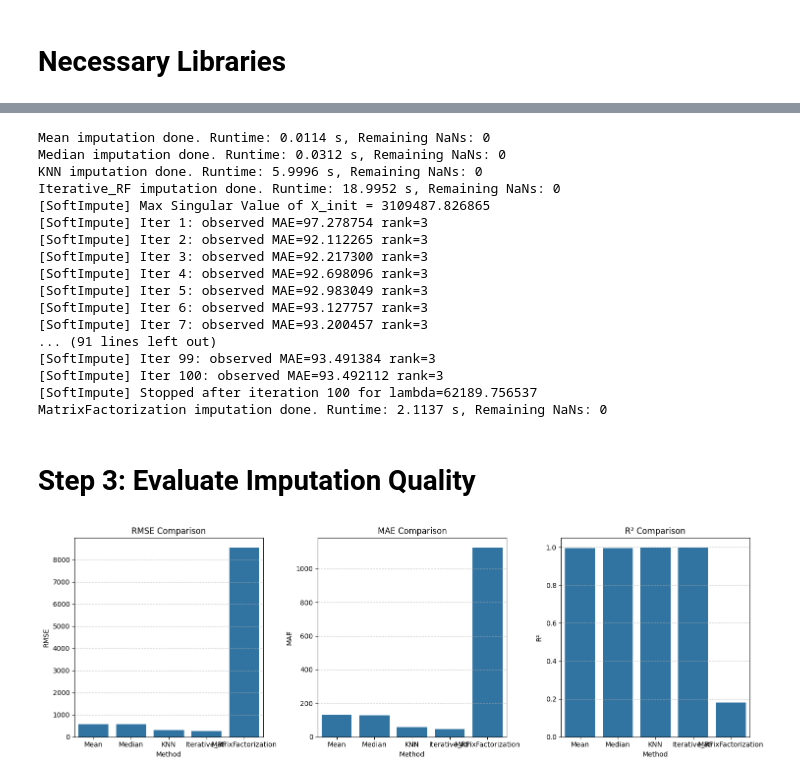
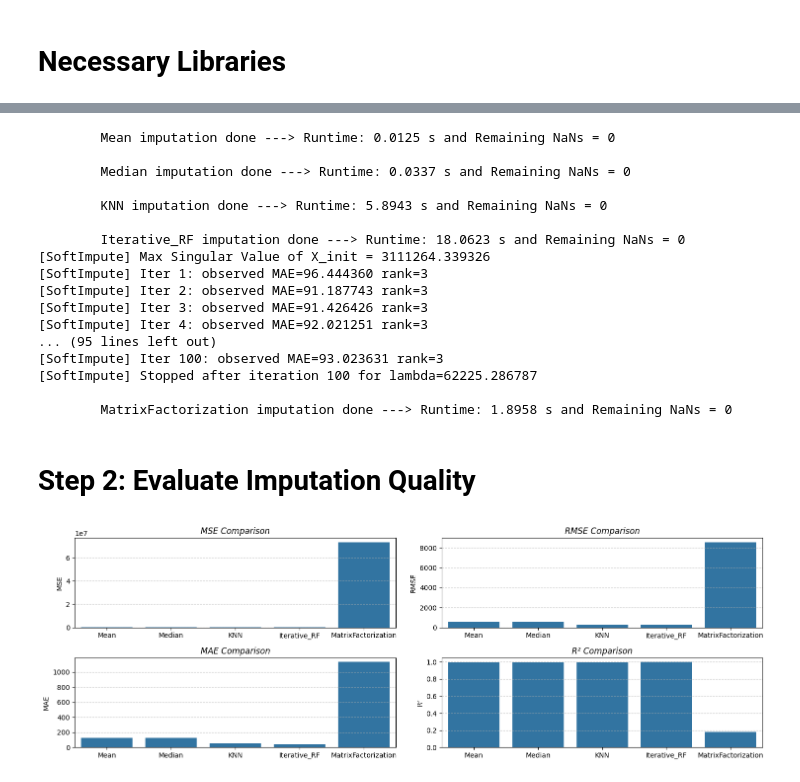
Before and after one commit to Alipeivand1376/APy, a Jupyter notebook: MissingData.ipynb, the cells around one changed output, grey strips where cells are left out. Drawn from its saved outputs; the diff is of its cells as text; code cells hidden in the pictures.

```diff
--- a/MissingData.ipynb
+++ b/MissingData.ipynb
@@ -21,0 +24,6 @@ warnings.simplefilter(action='ignore', category=FutureWarning)
+# %%
+
+df = pd.read_csv('C://Users/.../csv')
+numeric_df = df.select_dtypes(include=[np.number])
+numeric_df.columns.drop(numeric_df.columns[0])
+print(f"From {numeric_df.size} data, {100*((numeric_df.isna().sum().sum())/numeric_df.size):.4f}% are missed")
@@ -27,10 +99,6 @@ warnings.simplefilter(action='ignore', category=FutureWarning)
 3. Iterative Imputer (similar to MICE)
 4. Matrix Factorization (MF)
 # %%
-
-# Load dataset
-df = pd.read_csv('C://Users/.../.csv')
-numeric_df = df.select_dtypes(include=[np.number])
 
 # Train-test split
 X_train, X_test = train_test_split(numeric_df, test_size=0.2, random_state=42)
@@ -57,58 +125,61 @@ for name, imputer in imputation_methods.items():
     end = time.time()
     Timer[name] = end - start
     imputed_results[name] = imputed
-    print(f"{name} imputation done. Runtime: {Timer[name]:.4f} s, Remaining NaNs: {np.isnan(imputed).sum()}")
+    print(f"\n\t{name} imputation done ---> Runtime: {Timer[name]:.4f} s and Remaining NaNs = {np.isnan(imputed).sum()}")
 # %% [output]
-Mean imputation done. Runtime: 0.0114 s, Remaining NaNs: 0
-Median imputation done. Runtime: 0.0312 s, Remaining NaNs: 0
-KNN imputation done. Runtime: 5.9996 s, Remaining NaNs: 0
-Iterative_RF imputation done. Runtime: 18.9952 s, Remaining NaNs: 0
-[SoftImpute] Max Singular Value of X_init = 3109487.826865
-[SoftImpute] Iter 1: observed MAE=97.278754 rank=3
-[SoftImpute] Iter 2: observed MAE=92.112265 rank=3
-[SoftImpute] Iter 3: observed MAE=92.217300 rank=3
-[SoftImpute] Iter 4: observed MAE=92.698096 rank=3
-[SoftImpute] Iter 5: observed MAE=92.983049 rank=3
-[SoftImpute] Iter 6: observed MAE=93.127757 rank=3
-[SoftImpute] Iter 7: observed MAE=93.200457 rank=3
-... (91 lines left out)
-[SoftImpute] Iter 99: observed MAE=93.491384 rank=3
-[SoftImpute] Iter 100: observed MAE=93.492112 rank=3
-[SoftImpute] Stopped after iteration 100 for lambda=62189.756537
-MatrixFactorization imputation done. Runtime: 2.1137 s, Remaining NaNs: 0
+        Mean imputation done ---> Runtime: 0.0125 s and Remaining NaNs = 0
+
+        Median imputation done ---> Runtime: 0.0337 s and Remaining NaNs = 0
+
+        KNN imputation done ---> Runtime: 5.8943 s and Remaining NaNs = 0
+
+        Iterative_RF imputation done ---> Runtime: 18.0623 s and Remaining NaNs = 0
+[SoftImpute] Max Singular Value of X_init = 3111264.339326
+[SoftImpute] Iter 1: observed MAE=96.444360 rank=3
+[SoftImpute] Iter 2: observed MAE=91.187743 rank=3
+[SoftImpute] Iter 3: observed MAE=91.426426 rank=3
+[SoftImpute] Iter 4: observed MAE=92.021251 rank=3
+... (95 lines left out)
+[SoftImpute] Iter 100: observed MAE=93.023631 rank=3
+[SoftImpute] Stopped after iteration 100 for lambda=62225.286787
+
+        MatrixFactorization imputation done ---> Runtime: 1.8958 s and Remaining NaNs = 0
 # %% [markdown]
-# Step 3: Evaluate Imputation Quality
+# Step 2: Evaluate Imputation Quality
 # %%
 def evaluate_imputation(original, imputed, mask):
     original, imputed = original[mask], imputed[mask]
     valid = ~np.isnan(original) & ~np.isnan(imputed)
     if valid.sum() == 0:
         return np.nan, np.nan, np.nan
+    mse = mean_squared_error(original[valid], imputed[valid])
     rmse = np.sqrt(mean_squared_error(original[valid], imputed[valid]))
     mae = mean_absolute_error(original[valid], imputed[valid])
     r2 = r2_score(original[valid], imputed[valid])
-    return rmse, mae, r2
+    return mse, rmse, mae, r2
 mask = X_test_missing.isna().to_numpy()
 
 metrics = {}
 for name, imputed in imputed_results.items():
-    rmse, mae, r2 = evaluate_imputation(original.to_numpy(), imputed, mask)
-    metrics[name] = {'RMSE': rmse, 'MAE': mae, 'R²': r2}
+    mse, rmse, mae, r2 = evaluate_imputation(original.to_numpy(), imputed, mask)
+    metrics[name] = {'MSE': mse,'RMSE': rmse, 'MAE': mae, 'R²': r2}
 metrics_df = pd.DataFrame(metrics).T
 
-fig, axes = plt.subplots(1, 3, figsize=(15, 5))
-sns.barplot(x=metrics_df.index, y='RMSE', data=metrics_df, ax=axes[0])
-axes[0].set_title('RMSE Comparison')
-sns.barplot(x=metrics_df.index, y='MAE', data=metrics_df, ax=axes[1])
-axes[1].set_title('MAE Comparison')
-sns.barplot(x=metrics_df.index, y='R²', data=metrics_df, ax=axes[2])
-axes[2].set_title('R² Comparison')
+fig, axes = plt.subplots(2, 2, figsize=(15, 5))
+sns.barplot(x=metrics_df.index, y='MSE', data=metrics_df, ax=axes[0, 0])
+axes[0, 0].set_title('MSE Comparison', fontstyle = 'italic', fontsize = 12)
+sns.barplot(x=metrics_df.index, y='RMSE', data=metrics_df, ax=axes[0, 1])
+axes[0, 1].set_title('RMSE Comparison', fontstyle = 'italic', fontsize = 12)
+sns.barplot(x=metrics_df.index, y='MAE', data=metrics_df, ax=axes[1, 0])
+axes[1, 0].set_title('MAE Comparison', fontstyle = 'italic', fontsize = 12)
+sns.barplot(x=metrics_df.index, y='R²', data=metrics_df, ax=axes[1, 1])
+axes[1, 1].set_title('R² Comparison', fontstyle = 'italic', fontsize = 12)
 
-for ax in axes:
-    ax.grid(axis='y', linestyle='--', alpha=0.7)
-    ax.set_xlabel('Method')
+for i in range(4):
+    axes[i//2, i%2].grid(axis='y', linestyle='--', alpha=0.7)
+    axes[i//2, i%2].set_xlabel('')
 plt.tight_layout()
 plt.show()
 # %% [output]
-[figure, old version]
+[figure, new version]
 # %% [markdown]
```
Also changed, not shown: parts of 12 cells of this notebook.
